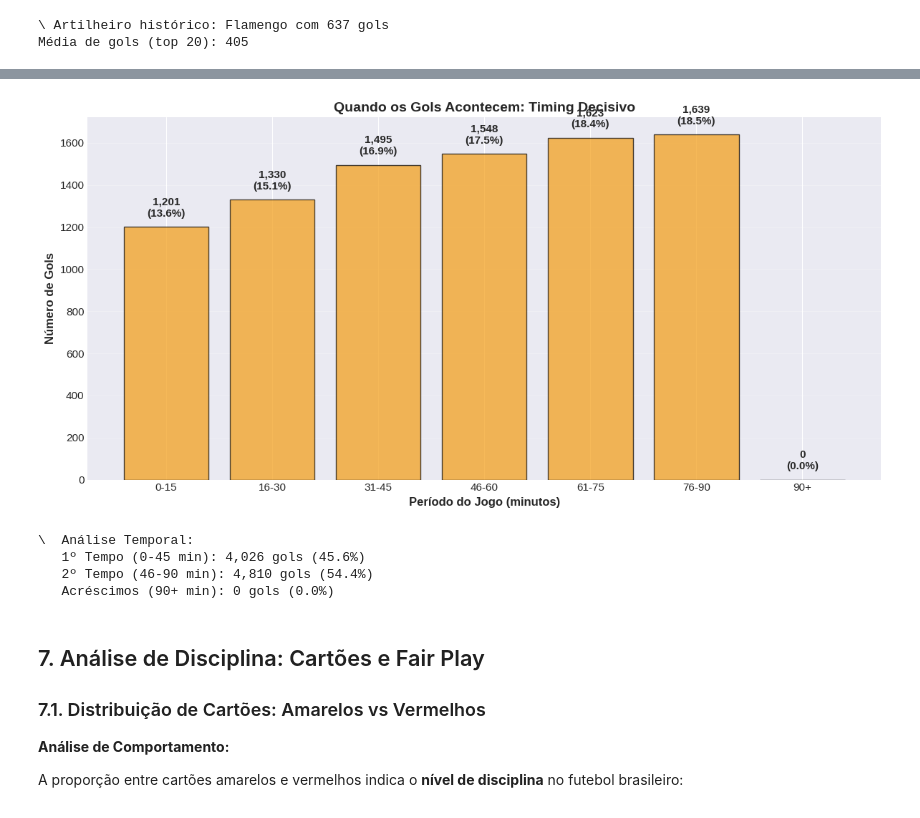
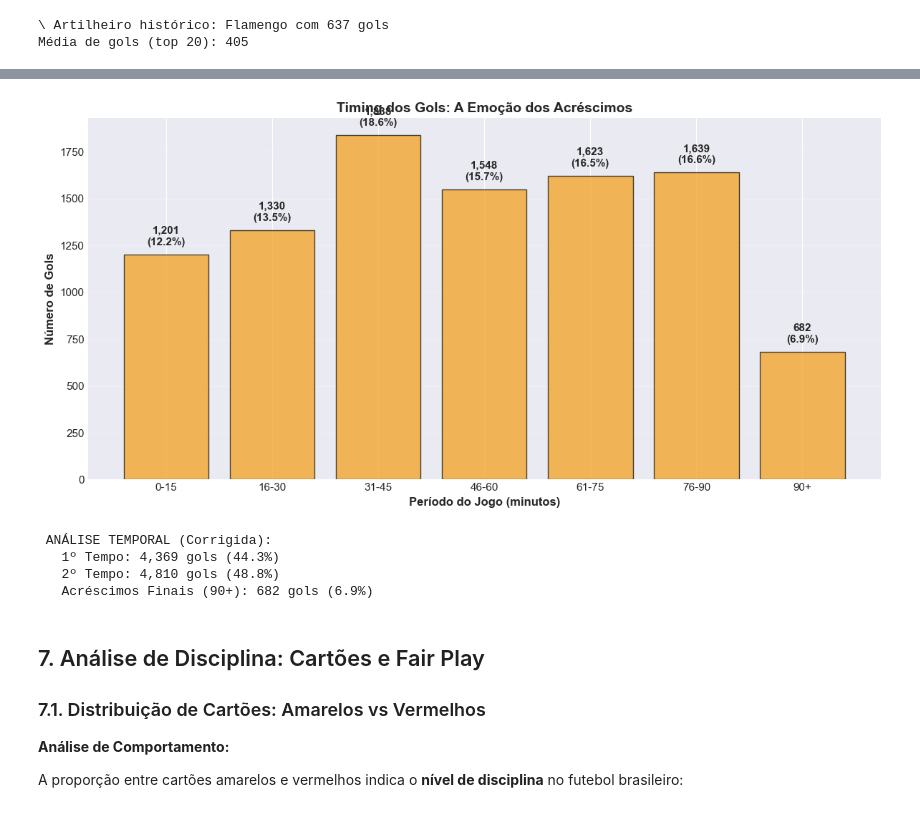
Before and after one commit to Nicollaxs/Campeonato-Brasileiro-de-futebol, a Jupyter notebook: Data Layer/raw/analytics.ipynb, the cells around one changed output, grey strips where cells are left out. Saved outputs shown, nothing was run; the diff lists cells and outputs as text; code cells hidden in the pictures.

```diff
--- a/Data Layer/raw/analytics.ipynb
+++ b/Data Layer/raw/analytics.ipynb
@@ -455,36 +438,71 @@ A distribuição de gols ao longo da partida revela **padrões psicológicos e f
 # %%
-df_gols['minuto_num'] = pd.to_numeric(df_gols['minuto'].str.replace('+', ''), errors='coerce')
+# Função personalizada para tratar os minutos corretamente
+def tratar_minutos(minuto_str):
+    if pd.isna(minuto_str): return None
+    minuto_str = str(minuto_str)
 
-bins = [0, 15, 30, 45, 60, 75, 90, 120]
+    if '+' in minuto_str:
+        partes = minuto_str.split('+')
+        base = int(partes[0])
+        extra = int(partes[1])
+
+        # Se for acréscimo do 1º tempo (45+2), mantém como 45 para não cair no 2º tempo
+        if base == 45:
+            return 45
+        # Se for acréscimo do 2º tempo (90+4), soma para virar 94 e cair no bin "90+"
+        elif base == 90:
+            return base + extra
+        else:
+            return base + extra
+    else:
+        return int(minuto_str)
+
+# Aplicando a correção
+df_gols['minuto_num'] = df_gols['minuto'].apply(tratar_minutos)
+
+# Configurando os intervalos (Bins)
+bins = [0, 15, 30, 45, 60, 75, 90, 130]
 labels = ['0-15', '16-30', '31-45', '46-60', '61-75', '76-90', '90+']
+
+# Criando a categoria
 df_gols['periodo'] = pd.cut(df_gols['minuto_num'], bins=bins, labels=labels, include_lowest=True)
 
+# Contagem
 gols_por_periodo = df_gols['periodo'].value_counts().sort_index()
 
+# Visualização
 plt.figure(figsize=(12, 6))
-plt.bar(gols_por_periodo.index.astype(str), gols_por_periodo.values, color='#f39c12', edgecolor='black', alpha=0.7)
+bars = plt.bar(gols_por_periodo.index.astype(str), gols_por_periodo.values, color='#f39c12', edgecolor='black', alpha=0.7)
+
 plt.xlabel('Período do Jogo (minutos)', fontsize=12, fontweight='bold')
 plt.ylabel('Número de Gols', fontsize=12, fontweight='bold')
-plt.title('Quando os Gols Acontecem: Timing Decisivo', fontsize=14, fontweight='bold')
+plt.title('Timing dos Gols: A Emoção dos Acréscimos', fontsize=14, fontweight='bold')
 plt.grid(axis='y', alpha=0.3)
 
-for i, (label, valor) in enumerate(zip(gols_por_periodo.index, gols_por_periodo.values)):
+# Rótulos
+for i, valor in enumerate(gols_por_periodo.values):
     pct = (valor / gols_por_periodo.sum()) * 100
     plt.text(i, valor + 50, f'{valor:,}\n({pct:.1f}%)', ha='center', fontweight='bold')
 
 plt.tight_layout()
 plt.show()
 
-print("\  Análise Temporal:")
-print(f"   1º Tempo (0-45 min): {gols_por_periodo.iloc[:3].sum():,} gols ({gols_por_periodo.iloc[:3].sum()/gols_por_periodo.sum()*100:.1f}%)")
-print(f"   2º Tempo (46-90 min): {gols_por_periodo.iloc[3:6].sum():,} gols ({gols_por_periodo.iloc[3:6].sum()/gols_por_periodo.sum()*100:.1f}%)")
-print(f"   Acréscimos (90+ min): {gols_por_periodo.iloc[6]:,} gols ({gols_por_periodo.iloc[6]/gols_por_periodo.sum()*100:.1f}%)")
+# Prints de Análise
+print("\n ANÁLISE TEMPORAL (Corrigida):")
+gols_1_tempo = gols_por_periodo['0-15'] + gols_por_periodo['16-30'] + gols_por_periodo['31-45']
+gols_2_tempo = gols_por_periodo['46-60'] + gols_por_periodo['61-75'] + gols_por_periodo['76-90']
+gols_acrescimos = gols_por_periodo['90+']
+total = gols_por_periodo.sum()
+
+print(f"   1º Tempo: {gols_1_tempo:,} gols ({gols_1_tempo/total*100:.1f}%)")
+print(f"   2º Tempo: {gols_2_tempo:,} gols ({gols_2_tempo/total*100:.1f}%)")
+print(f"   Acréscimos Finais (90+): {gols_acrescimos:,} gols ({gols_acrescimos/total*100:.1f}%)")
 # %% [output]
-[figure, old version]
+[figure, new version]
-\  Análise Temporal:
-   1º Tempo (0-45 min): 4,026 gols (45.6%)
-   2º Tempo (46-90 min): 4,810 gols (54.4%)
-   Acréscimos (90+ min): 0 gols (0.0%)
+ ANÁLISE TEMPORAL (Corrigida):
+   1º Tempo: 4,369 gols (44.3%)
+   2º Tempo: 4,810 gols (48.8%)
+   Acréscimos Finais (90+): 682 gols (6.9%)
 # %% [markdown]
 ## 7. Análise de Disciplina: Cartões e Fair Play
 
```
Also changed, not shown: parts of 11 cells of this notebook.
